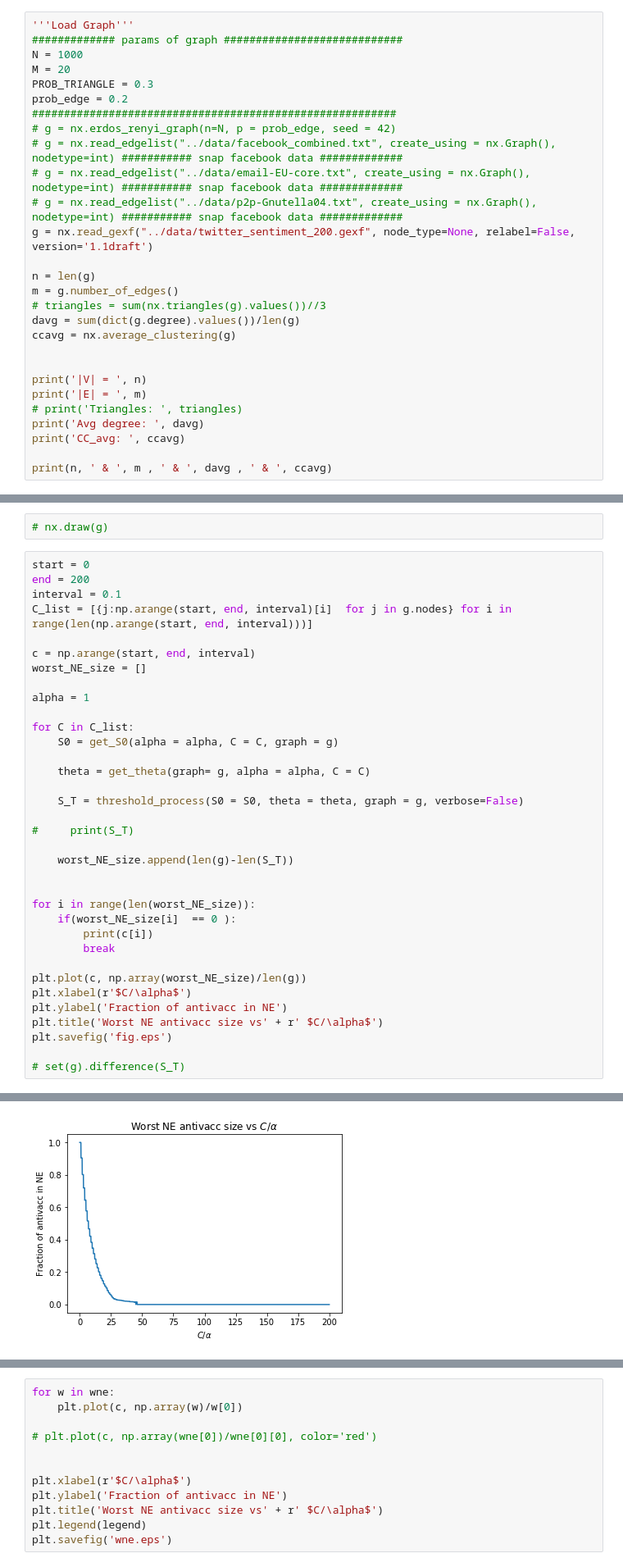
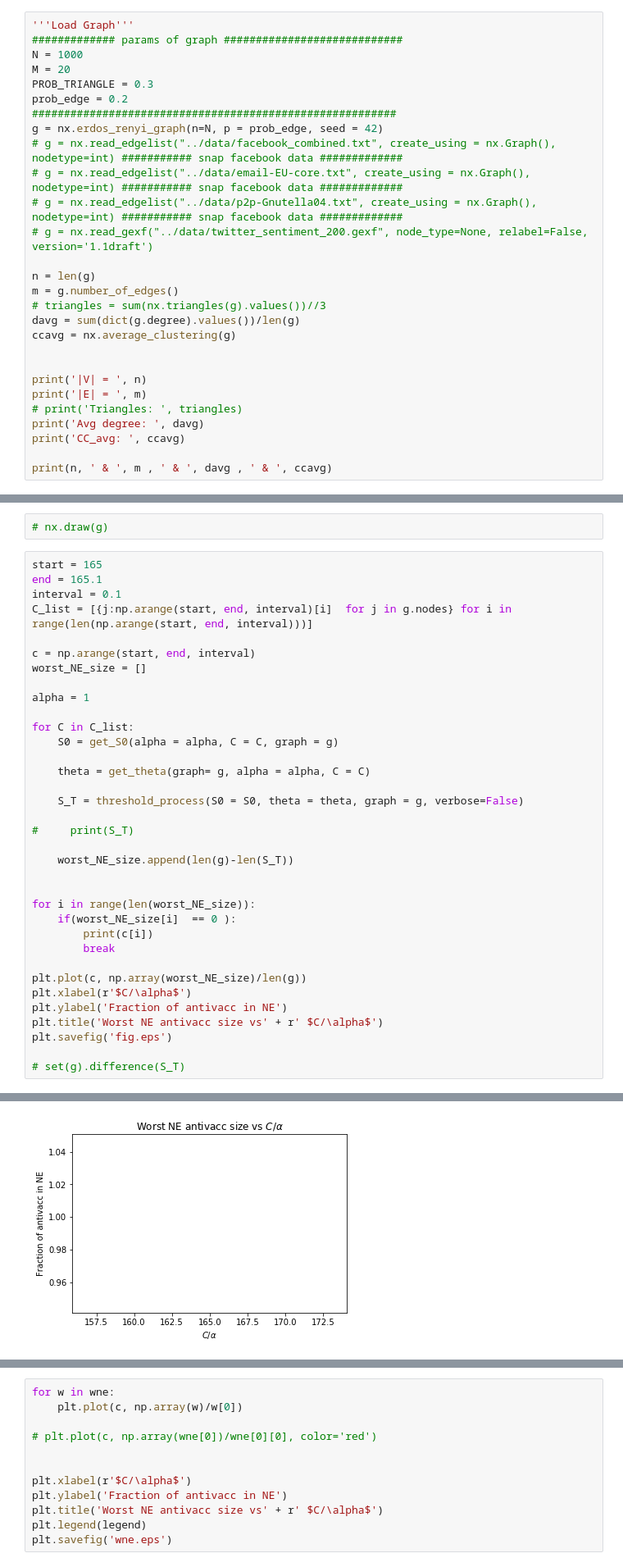
Before and after one commit to ahsantarique/Antivaccine-Sentiment, a Jupyter notebook: Src/threshold_diffusion.ipynb, the cells around one changed output, grey strips where cells are left out. Shown: that part at 82% size. Drawn from its saved outputs; the diff is of its cells as text.

```diff
--- a/Src/threshold_diffusion.ipynb
+++ b/Src/threshold_diffusion.ipynb
@@ -100,11 +120,11 @@ M = 20
 PROB_TRIANGLE = 0.3
 prob_edge = 0.2
 #########################################################
-# g = nx.erdos_renyi_graph(n=N, p = prob_edge, seed = 42)
+g = nx.erdos_renyi_graph(n=N, p = prob_edge, seed = 42)
 # g = nx.read_edgelist("../data/facebook_combined.txt", create_using = nx.Graph(), nodetype=int) ########### snap facebook data #############
 # g = nx.read_edgelist("../data/email-EU-core.txt", create_using = nx.Graph(), nodetype=int) ########### snap facebook data #############
 # g = nx.read_edgelist("../data/p2p-Gnutella04.txt", create_using = nx.Graph(), nodetype=int) ########### snap facebook data #############
-g = nx.read_gexf("../data/twitter_sentiment_200.gexf", node_type=None, relabel=False, version='1.1draft')
+# g = nx.read_gexf("../data/twitter_sentiment_200.gexf", node_type=None, relabel=False, version='1.1draft')
 
 n = len(g)
 m = g.number_of_edges()
@@ -129,8 +149,8 @@ CC_avg:  0.05051460526371834
 # %%
 # nx.draw(g)
 # %%
-start = 0
-end = 200
+start = 165
+end = 165.1
 interval = 0.1
 C_list = [{j:np.arange(start, end, interval)[i]  for j in g.nodes} for i in range(len(np.arange(start, end, interval)))]
 
@@ -168 +187 @@ plt.savefig('fig.eps')
-[figure, old version]
+[figure, new version]
```
Also changed, not shown: parts of 10 cells of this notebook, 14 other files.
